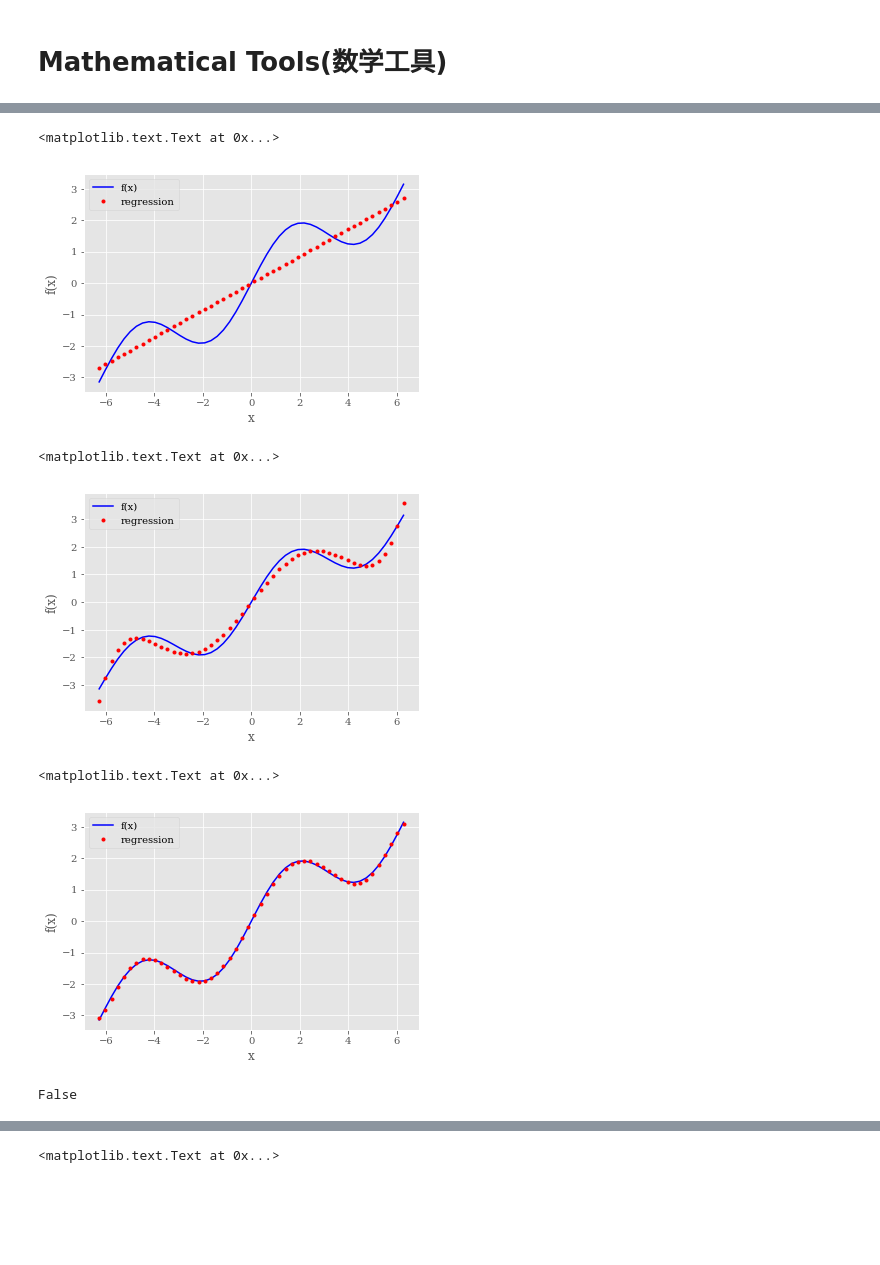
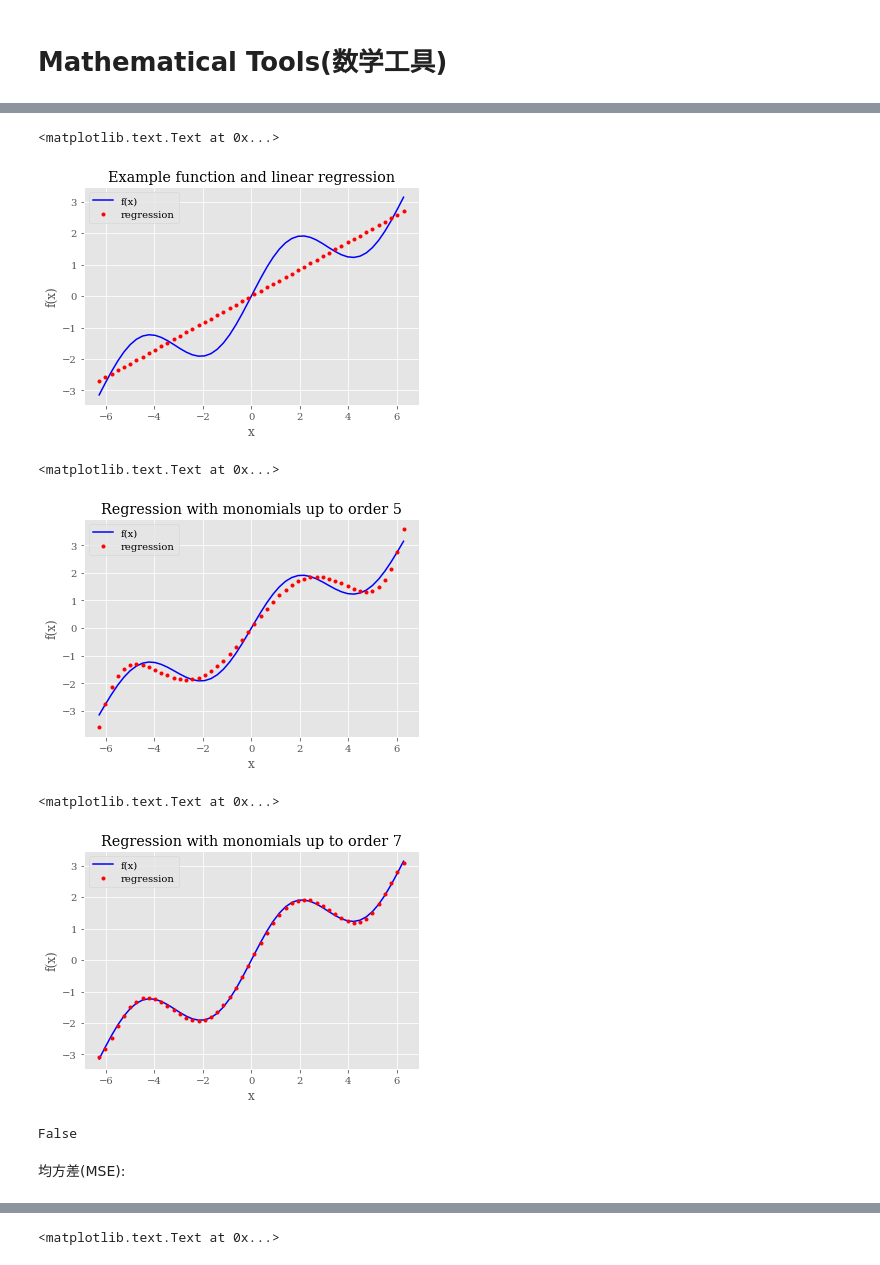
Before and after one commit to SynMind/MyStudy, a Jupyter notebook: content/Math_Tools.ipynb, the cells around one changed output, grey strips where cells are left out. Cells and saved outputs as stored; diff of their text form; code cells hidden in the pictures; blank space fills up the shorter version.

```diff
--- a/content/Math_Tools.ipynb
+++ b/content/Math_Tools.ipynb
@@ -60,16 +94,16 @@ ry = np.polyval(reg, x)
 # %%
 plt.plot(x, f(x), 'b', label='f(x)')
 plt.plot(x, ry, 'r.', label='regression')
 plt.legend(loc=0)
 plt.grid(True)
 plt.xlabel('x')
 plt.ylabel('f(x)')
 # tag: sin_plot_reg_1
-# title: Example function and linear regression
+plt.title('Example function and linear regression')
 # size: 60
 # %% [output]
 <matplotlib.text.Text at 0x...>
-[figure, old version]
+[figure, new version]
 # %%
 reg = np.polyfit(x, f(x), deg=5)
 ry = np.polyval(reg, x)
@@ -81,11 +115,11 @@ plt.grid(True)
 plt.xlabel('x')
 plt.ylabel('f(x)')
 # tag: sin_plot_reg_2
-# title: Regression with monomials up to order 5
+plt.title('Regression with monomials up to order 5')
 # size: 60
 # %% [output]
 <matplotlib.text.Text at 0x...>
-[figure, old version]
+[figure, new version]
 # %%
 reg = np.polyfit(x, f(x), 7)
 ry = np.polyval(reg, x)
@@ -97,15 +131,17 @@ plt.grid(True)
 plt.xlabel('x')
 plt.ylabel('f(x)')
 # tag: sin_plot_reg_3
-# title: Regression with monomials up to order 7
+plt.title('Regression with monomials up to order 7')
 # size: 60
 # %% [output]
 <matplotlib.text.Text at 0x...>
-[figure, old version]
+[figure, new version]
 # %%
 np.allclose(f(x), ry)
 # %% [output]
 False
+# %% [markdown]
+均方差(MSE):
 # %%
 np.sum((f(x) - ry) ** 2) / len(x)
 # %% [output]
```
Also changed, not shown: parts of 85 cells of this notebook, 17 other files.
